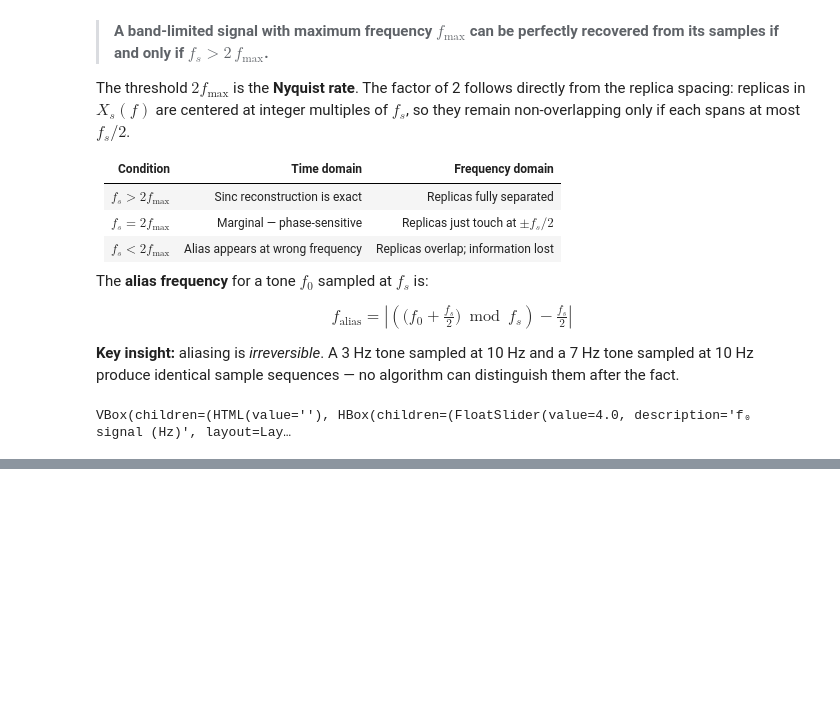
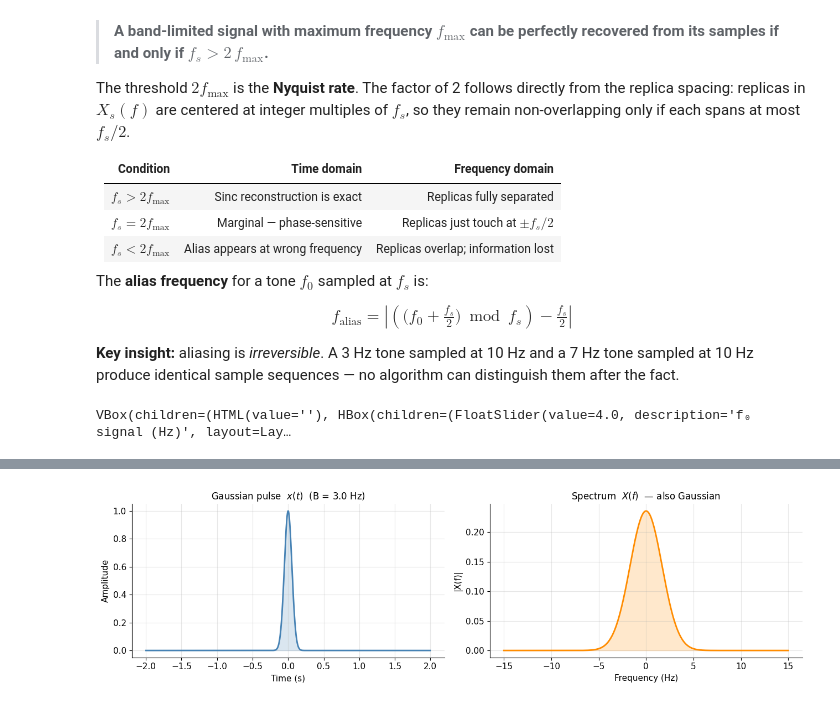
Before and after one commit to GiulioRusso/Engineering-scripts, a Jupyter notebook: scripts/signal-theory/sampling.ipynb, the cells around one changed output, grey strips where cells are left out. Drawn from its saved outputs; the diff is of its cells as text; code cells hidden in the pictures; blank space fills up the shorter version.

```diff
--- a/scripts/signal-theory/sampling.ipynb
+++ b/scripts/signal-theory/sampling.ipynb
@@ -379,0 +390,14 @@ VBox(children=(HTML(value=''), HBox(children=(FloatSlider(value=4.0, description
+# %%
+import numpy as np
+import matplotlib.pyplot as plt
+import ipywidgets as widgets
+from IPython.display import display, clear_output
+from matplotlib.lines import Line2D
+%matplotlib inline
+
+plt.rcParams.update({
+    'axes.spines.top': False, 'axes.spines.right': False,
+    'axes.grid': True, 'grid.alpha': 0.3,
+    'figure.dpi': 100, 'font.size': 11,
+    'axes.labelsize': 11, 'axes.titlesize': 12,
+})
@@ -379,0 +412,26 @@ VBox(children=(HTML(value=''), HBox(children=(FloatSlider(value=4.0, description
+# %%
+def gaussian_pulse(t, B):
+    return np.exp(-2 * np.pi**2 * B**2 * t**2)
+
+def gaussian_spectrum(f, B):
+    return (1.0 / (B * np.sqrt(2))) * np.exp(-np.pi * f**2 / (2 * B**2))
+
+B_demo, dur = 3.0, 4.0
+t_c = np.linspace(-dur/2, dur/2, 2000)
+x_c = gaussian_pulse(t_c, B_demo)
+f_c = np.linspace(-15, 15, 2000)
+X_c = gaussian_spectrum(f_c, B_demo)
+
+fig, (ax1, ax2) = plt.subplots(1, 2, figsize=(13, 3.8))
+ax1.plot(t_c, x_c, color='steelblue', lw=2)
+ax1.fill_between(t_c, x_c, alpha=0.2, color='steelblue')
+ax1.set_xlabel('Time (s)'); ax1.set_ylabel('Amplitude')
+ax1.set_title(f'Gaussian pulse  $x(t)$  (B = {B_demo} Hz)')
+
+ax2.plot(f_c, X_c, color='darkorange', lw=2)
+ax2.fill_between(f_c, X_c, alpha=0.2, color='darkorange')
+ax2.set_xlabel('Frequency (Hz)'); ax2.set_ylabel('|X(f)|')
+ax2.set_title('Spectrum  $X(f)$  — also Gaussian')
+plt.tight_layout(); plt.show()
+# %% [output]
+[figure, added]
```
Also changed, not shown: parts of 5 cells of this notebook, 8 other files.
